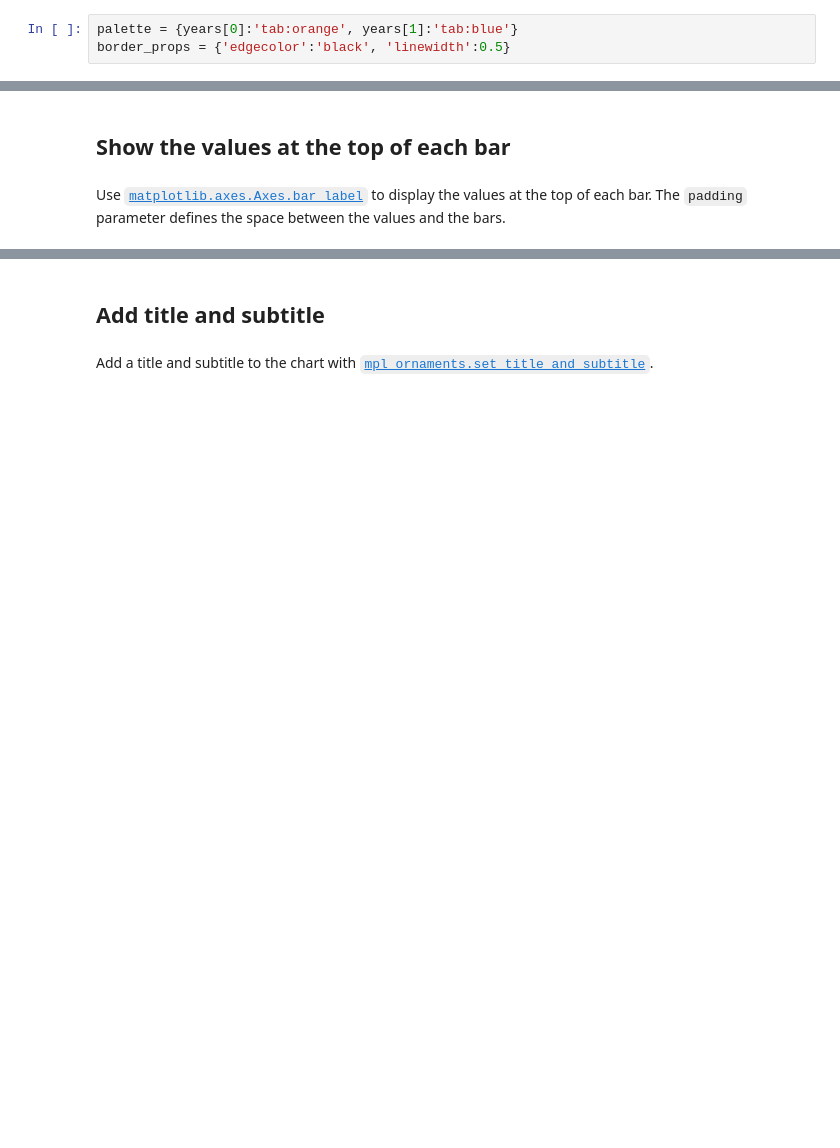
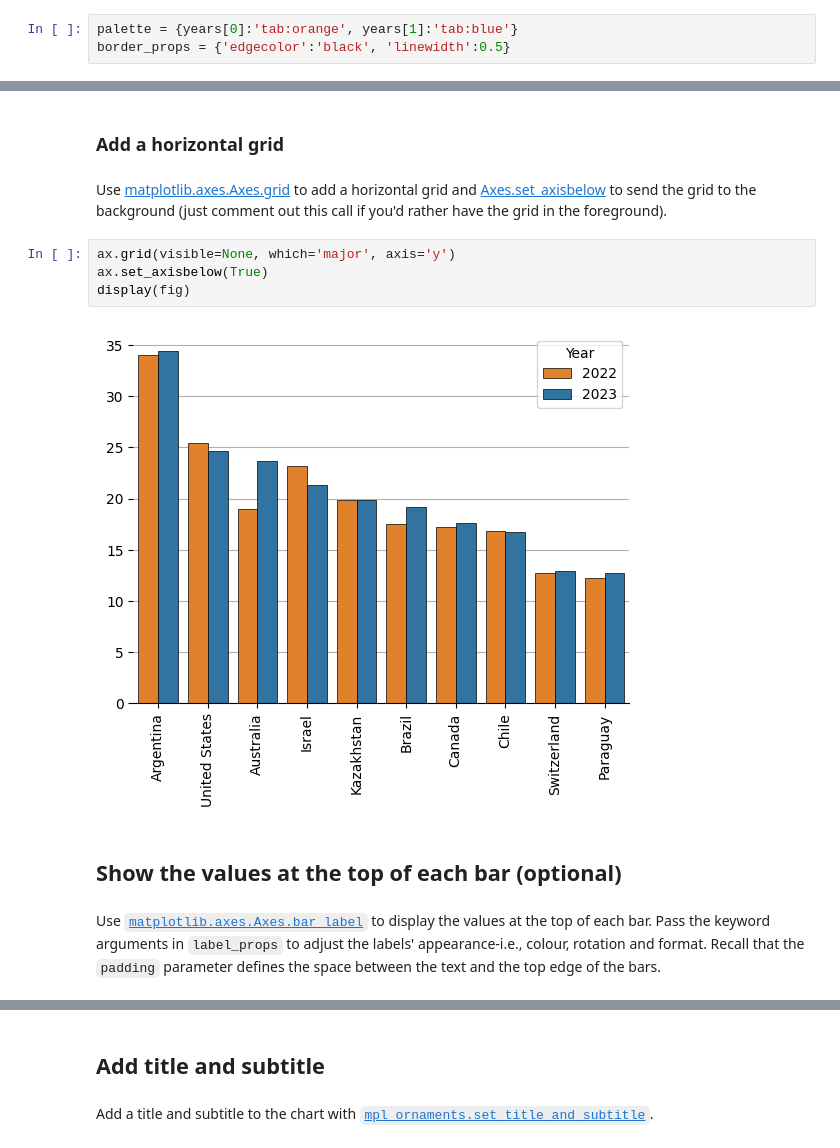
Before and after one commit to bianconif/graphic_communication_notebooks, a Jupyter notebook: notebooks/bar_charts/paired_bar_chart/meat_consumption.ipynb, the cells around one changed output, grey strips where cells are left out. Drawn from its saved outputs; the diff is of its cells as text; blank space fills up the shorter version.

```diff
--- a/notebooks/bar_charts/paired_bar_chart/meat_consumption.ipynb
+++ b/notebooks/bar_charts/paired_bar_chart/meat_consumption.ipynb
@@ -75,5 +88,15 @@ display(fig)
+# %% [markdown]
+### Add a horizontal grid
+# %% [markdown]
+Use [matplotlib.axes.Axes.grid](https://matplotlib.org/stable/api/_as_gen/matplotlib.axes.Axes.grid.html) to add a horizontal grid and [Axes.set_axisbelow](https://matplotlib.org/stable/api/_as_gen/matplotlib.axes.Axes.grid.html) to send the grid to the background (just comment out this call if you'd rather have the grid in the foreground).
+# %%
+ax.grid(visible=None, which='major', axis='y')
+ax.set_axisbelow(True)
+display(fig)
+# %% [output]
+[figure, added]
 # %% [markdown]
-## Show the values at the top of each bar
+## Show the values at the top of each bar (optional)
 # %% [markdown]
-Use [`matplotlib.axes.Axes.bar_label`](https://matplotlib.org/stable/api/_as_gen/matplotlib.axes.Axes.bar_label.html) to display the values at the top of each bar. The `padding` parameter defines the space between the values and the bars.
+Use [`matplotlib.axes.Axes.bar_label`](https://matplotlib.org/stable/api/_as_gen/matplotlib.axes.Axes.bar_label.html) to display the values at the top of each bar. Pass the keyword arguments in `label_props` to adjust the labels' appearance-i.e., colour, rotation and format. Recall that the `padding` parameter defines the space between the text and the top edge of the bars.
 # %%
```
Also changed, not shown: parts of 14 cells of this notebook.
